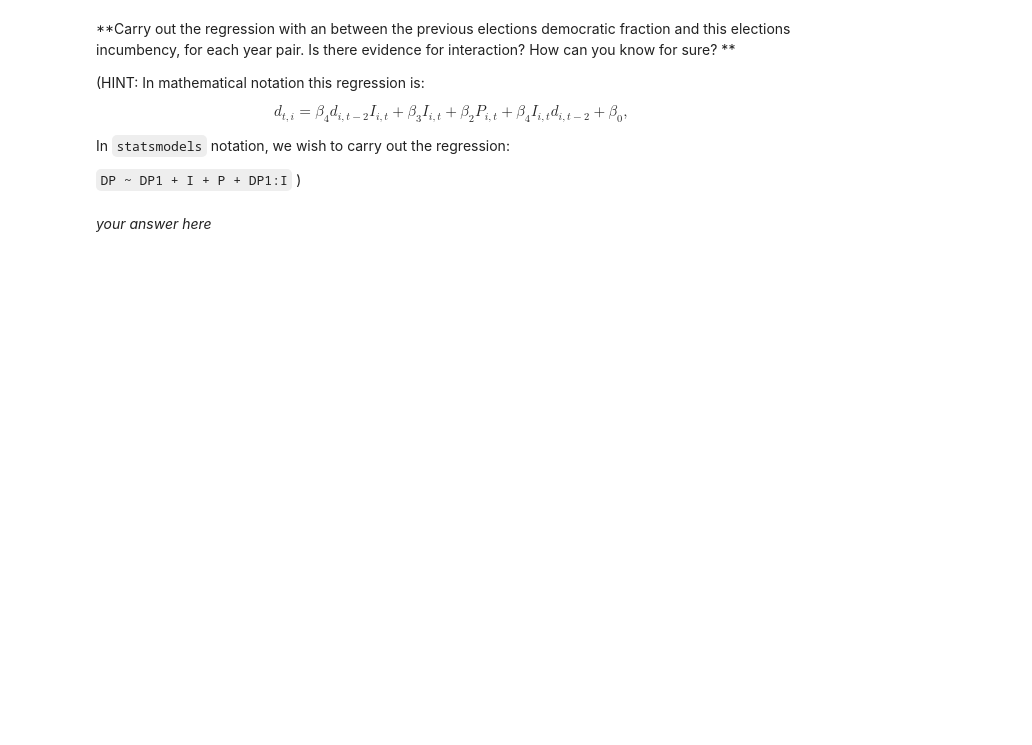
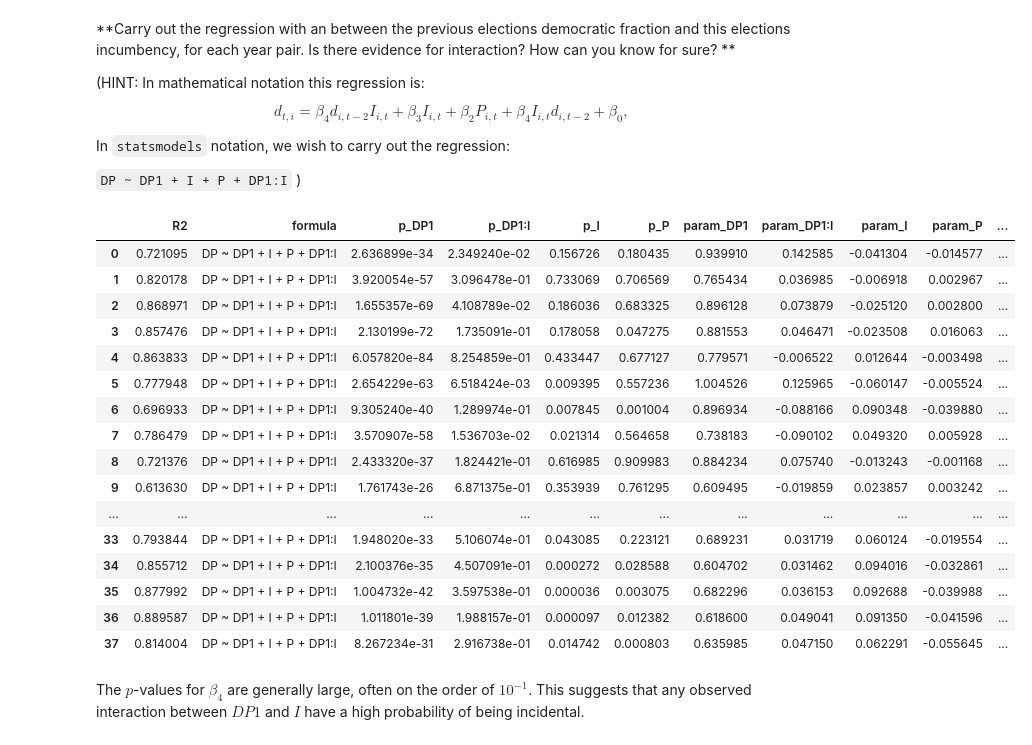
Before and after one commit to ezou20/AM_207_fall_2018, a Jupyter notebook: homeworks/AM207_HW3.ipynb, the cells around one changed output. Drawn from its saved outputs; the diff is of its cells as text; code cells hidden in the pictures; blank space fills up the shorter version.

```diff
--- a/homeworks/AM207_HW3.ipynb
+++ b/homeworks/AM207_HW3.ipynb
@@ -649,2 +772,56 @@ In `statsmodels` notation, we wish to carry out the regression:
-# %% [markdown]
-*your answer here*
+# %%
+#your code here
+# your code here
+d = {
+    'yp': [],
+    'year': [],
+    'formula': ['DP ~ DP1 + I + P + DP1:I'] * len(pairs),
+    'R2': [],
+    'param_DP1': [],
+    'param_I': [],
+    'param_P': [],
+    'param_DP1:I': [],
+    'p_DP1': [],
+    'p_I': [],
+    'p_P': [],
+    'p_DP1:I': [],
+}
+
+for p in pairs:
+    key = str(p[0])+"-"+str(p[1])
+    d['yp'].append(key)
+    d['year'].append(p[0])
+    ols_model = ols('DP ~ DP1 + I + P + DP1:I', pairframes[key]).fit()
+    d['R2'].append(ols_model.rsquared)
+    d['param_DP1'].append(ols_model.params['DP1'])
+    d['param_I'].append(ols_model.params['I'])
+    d['param_P'].append(ols_model.params['P'])
+    d['param_DP1:I'].append(ols_model.params['DP1:I'])
+    d['p_DP1'].append(ols_model.pvalues['DP1'])
+    d['p_I'].append(ols_model.pvalues['I'])
+    d['p_P'].append(ols_model.pvalues['P'])
+    d['p_DP1:I'].append(ols_model.pvalues['DP1:I'])
+
+ols_frame_adj = pd.DataFrame(data=d)
+# %%
+ols_frame_adj
+# %% [output]
+|  | R2 | formula | p_DP1 | p_DP1:I | p_I | p_P | param_DP1 | param_DP1:I | param_I | param_P | ... |
+| 0 | 0.721095 | DP ~ DP1 + I + P + DP1:I | 2.636899e-34 | 2.349240e-02 | 0.156726 | 0.180435 | 0.939910 | 0.142585 | -0.041304 | -0.014577 | ... |
+| 1 | 0.820178 | DP ~ DP1 + I + P + DP1:I | 3.920054e-57 | 3.096478e-01 | 0.733069 | 0.706569 | 0.765434 | 0.036985 | -0.006918 | 0.002967 | ... |
+| 2 | 0.868971 | DP ~ DP1 + I + P + DP1:I | 1.655357e-69 | 4.108789e-02 | 0.186036 | 0.683325 | 0.896128 | 0.073879 | -0.025120 | 0.002800 | ... |
+| 3 | 0.857476 | DP ~ DP1 + I + P + DP1:I | 2.130199e-72 | 1.735091e-01 | 0.178058 | 0.047275 | 0.881553 | 0.046471 | -0.023508 | 0.016063 | ... |
+| 4 | 0.863833 | DP ~ DP1 + I + P + DP1:I | 6.057820e-84 | 8.254859e-01 | 0.433447 | 0.677127 | 0.779571 | -0.006522 | 0.012644 | -0.003498 | ... |
+| 5 | 0.777948 | DP ~ DP1 + I + P + DP1:I | 2.654229e-63 | 6.518424e-03 | 0.009395 | 0.557236 | 1.004526 | 0.125965 | -0.060147 | -0.005524 | ... |
+| 6 | 0.696933 | DP ~ DP1 + I + P + DP1:I | 9.305240e-40 | 1.289974e-01 | 0.007845 | 0.001004 | 0.896934 | -0.088166 | 0.090348 | -0.039880 | ... |
+| 7 | 0.786479 | DP ~ DP1 + I + P + DP1:I | 3.570907e-58 | 1.536703e-02 | 0.021314 | 0.564658 | 0.738183 | -0.090102 | 0.049320 | 0.005928 | ... |
+| 8 | 0.721376 | DP ~ DP1 + I + P + DP1:I | 2.433320e-37 | 1.824421e-01 | 0.616985 | 0.909983 | 0.884234 | 0.075740 | -0.013243 | -0.001168 | ... |
+| 9 | 0.613630 | DP ~ DP1 + I + P + DP1:I | 1.761743e-26 | 6.871375e-01 | 0.353939 | 0.761295 | 0.609495 | -0.019859 | 0.023857 | 0.003242 | ... |
+| ... | ... | ... | ... | ... | ... | ... | ... | ... | ... | ... | ... |
+| 33 | 0.793844 | DP ~ DP1 + I + P + DP1:I | 1.948020e-33 | 5.106074e-01 | 0.043085 | 0.223121 | 0.689231 | 0.031719 | 0.060124 | -0.019554 | ... |
+| 34 | 0.855712 | DP ~ DP1 + I + P + DP1:I | 2.100376e-35 | 4.507091e-01 | 0.000272 | 0.028588 | 0.604702 | 0.031462 | 0.094016 | -0.032861 | ... |
+| 35 | 0.877992 | DP ~ DP1 + I + P + DP1:I | 1.004732e-42 | 3.597538e-01 | 0.000036 | 0.003075 | 0.682296 | 0.036153 | 0.092688 | -0.039988 | ... |
+| 36 | 0.889587 | DP ~ DP1 + I + P + DP1:I | 1.011801e-39 | 1.988157e-01 | 0.000097 | 0.012382 | 0.618600 | 0.049041 | 0.091350 | -0.041596 | ... |
+| 37 | 0.814004 | DP ~ DP1 + I + P + DP1:I | 8.267234e-31 | 2.916738e-01 | 0.014742 | 0.000803 | 0.635985 | 0.047150 | 0.062291 | -0.055645 | ... |
+# %% [markdown]
+The $p$-values for $\beta_4$ are generally large, often on the order of $10^{-1}$. This suggests that any observed interaction between $DP1$ and $I$ have a high probability of being incidental.
```
Also changed, not shown: parts of 23 cells of this notebook.
